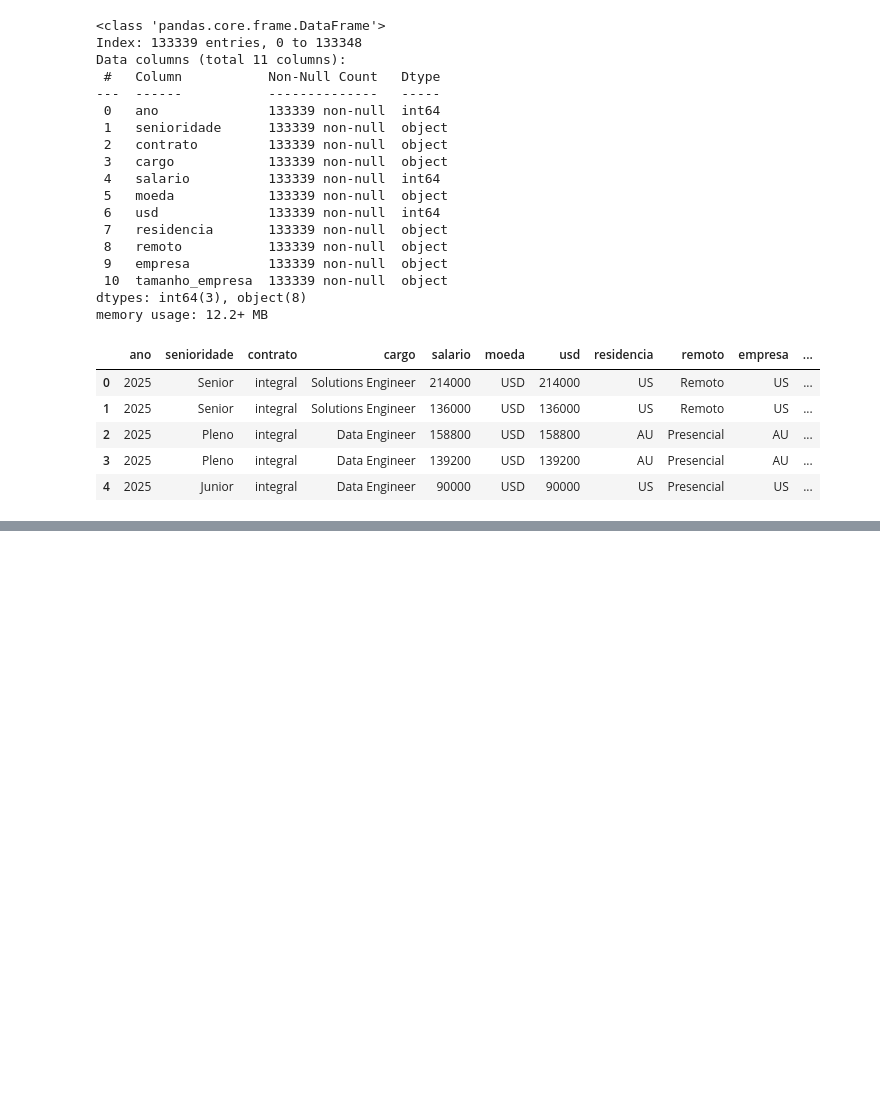
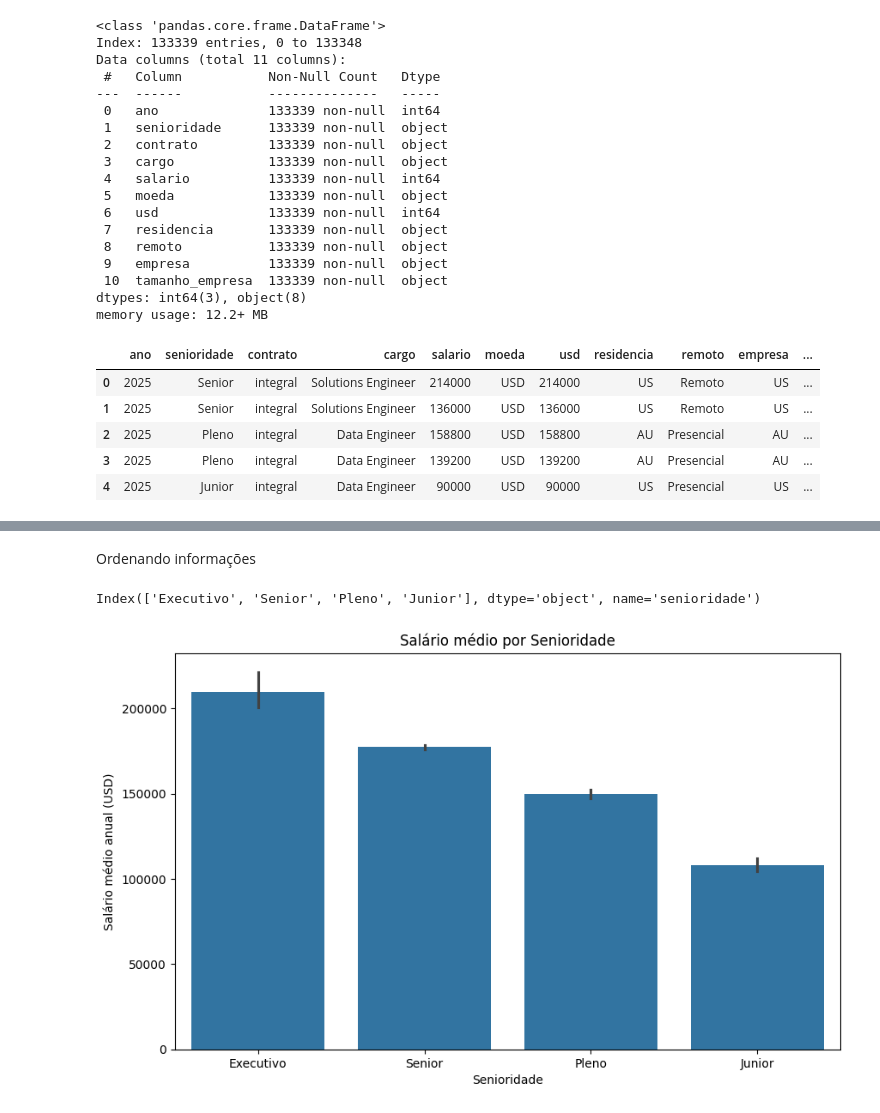
Before and after one commit to nortonacosta/Imersao_python_dados, a Jupyter notebook: Imersão_Python_Dados.ipynb, the cells around one changed output, grey strips where cells are left out. Drawn from its saved outputs; the diff is of its cells as text; code cells hidden in the pictures; blank space fills up the shorter version.

```diff
--- a/Imersão_Python_Dados.ipynb
+++ b/Imersão_Python_Dados.ipynb
@@ -448,0 +492,16 @@ df_limpo.head()
+# %% [markdown]
+Ordenando informações
+# %%
+salario_ordenado = df_limpo.groupby('senioridade')['salario'].mean().sort_values(ascending=False).index
+salario_ordenado
+# %% [output]
+Index(['Executivo', 'Senior', 'Pleno', 'Junior'], dtype='object', name='senioridade')
+# %%
+plt.figure(figsize=(10, 6))
+sns.barplot(data=df_limpo, x='senioridade', y='salario',order=salario_ordenado)
+plt.title('Salário médio por Senioridade')
+plt.xlabel('Senioridade')
+plt.ylabel('Salário médio anual (USD)')
+plt.show()
+# %% [output]
+[figure, added]
```
Also changed, not shown: parts of 24 cells of this notebook.
